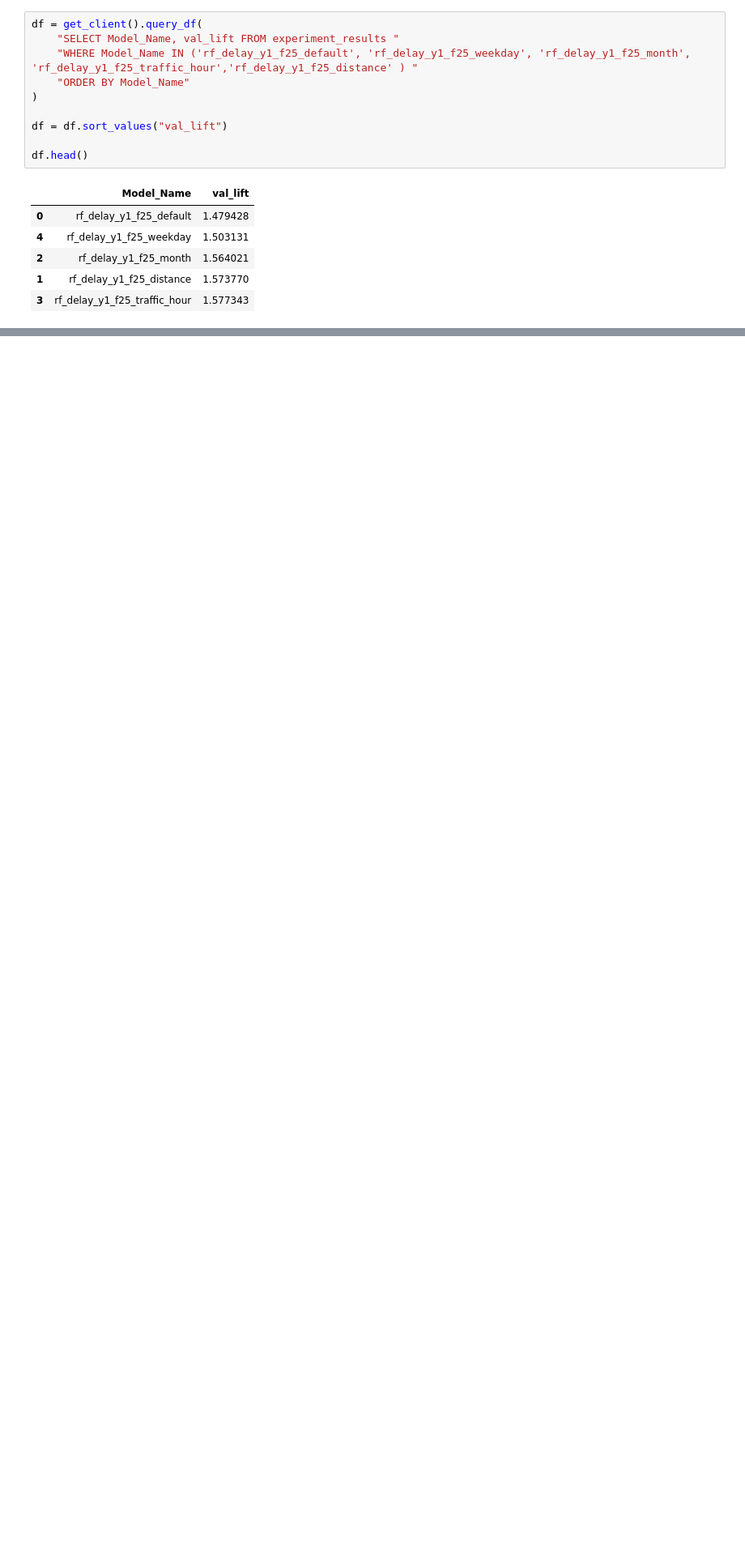
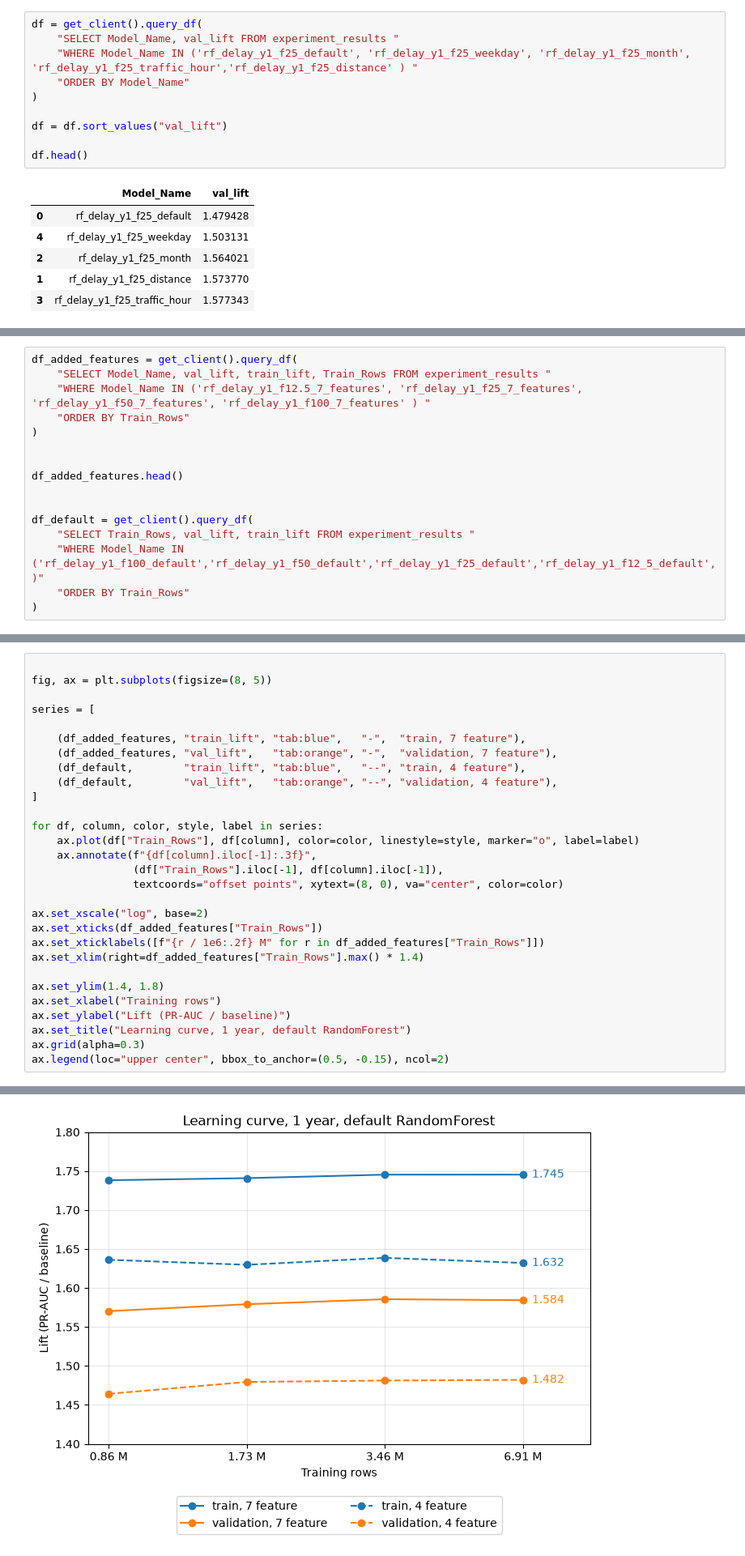
Before and after one commit to lakiiibalint/flight-delay-prediction-lakehouse, a Jupyter notebook: ml/results.ipynb, the cells around one changed output, grey strips where cells are left out. Shown at 81% size. Saved outputs shown, nothing was run; the diff lists cells and outputs as text; blank space fills up the shorter version.

Commit message:
Add 7-feature learning curve to results notebook
Co-Authored-By: Claude Sonnet 5.5 <noreply@anthropic.com>

```diff
--- a/ml/results.ipynb
+++ b/ml/results.ipynb
@@ -323,0 +327,16 @@ df.head()
+# %%
+df_added_features = get_client().query_df(
+    "SELECT Model_Name, val_lift, train_lift, Train_Rows FROM experiment_results "
+    "WHERE Model_Name IN ('rf_delay_y1_f12.5_7_features', 'rf_delay_y1_f25_7_features', 'rf_delay_y1_f50_7_features', 'rf_delay_y1_f100_7_features' ) "
+    "ORDER BY Train_Rows"
+)
+
+
+df_added_features.head()
+
+
+df_default = get_client().query_df(
+    "SELECT Train_Rows, val_lift, train_lift FROM experiment_results "
+    "WHERE Model_Name IN ('rf_delay_y1_f100_default','rf_delay_y1_f50_default','rf_delay_y1_f25_default','rf_delay_y1_f12_5_default',)"
+    "ORDER BY Train_Rows"
+)
@@ -323,0 +349,30 @@ df.head()
+# %%
+
+fig, ax = plt.subplots(figsize=(8, 5))
+
+series = [
+
+    (df_added_features, "train_lift", "tab:blue",   "-",  "train, 7 feature"),
+    (df_added_features, "val_lift",   "tab:orange", "-",  "validation, 7 feature"),
+    (df_default,        "train_lift", "tab:blue",   "--", "train, 4 feature"),
+    (df_default,        "val_lift",   "tab:orange", "--", "validation, 4 feature"),
+]
+
+for df, column, color, style, label in series:
+    ax.plot(df["Train_Rows"], df[column], color=color, linestyle=style, marker="o", label=label)
+    ax.annotate(f"{df[column].iloc[-1]:.3f}",
+                (df["Train_Rows"].iloc[-1], df[column].iloc[-1]),
+                textcoords="offset points", xytext=(8, 0), va="center", color=color)
+
+ax.set_xscale("log", base=2)
+ax.set_xticks(df_added_features["Train_Rows"])
+ax.set_xticklabels([f"{r / 1e6:.2f} M" for r in df_added_features["Train_Rows"]])
+ax.set_xlim(right=df_added_features["Train_Rows"].max() * 1.4)
+
+ax.set_ylim(1.4, 1.8)
+ax.set_xlabel("Training rows")
+ax.set_ylabel("Lift (PR-AUC / baseline)")
+ax.set_title("Learning curve, 1 year, default RandomForest")
+ax.grid(alpha=0.3)
+ax.legend(loc="upper center", bbox_to_anchor=(0.5, -0.15), ncol=2)
+# %% [output]
@@ -323,0 +380 @@ df.head()
+[figure, added]
```
Also changed, not shown: parts of 8 cells of this notebook, 1 other file.
